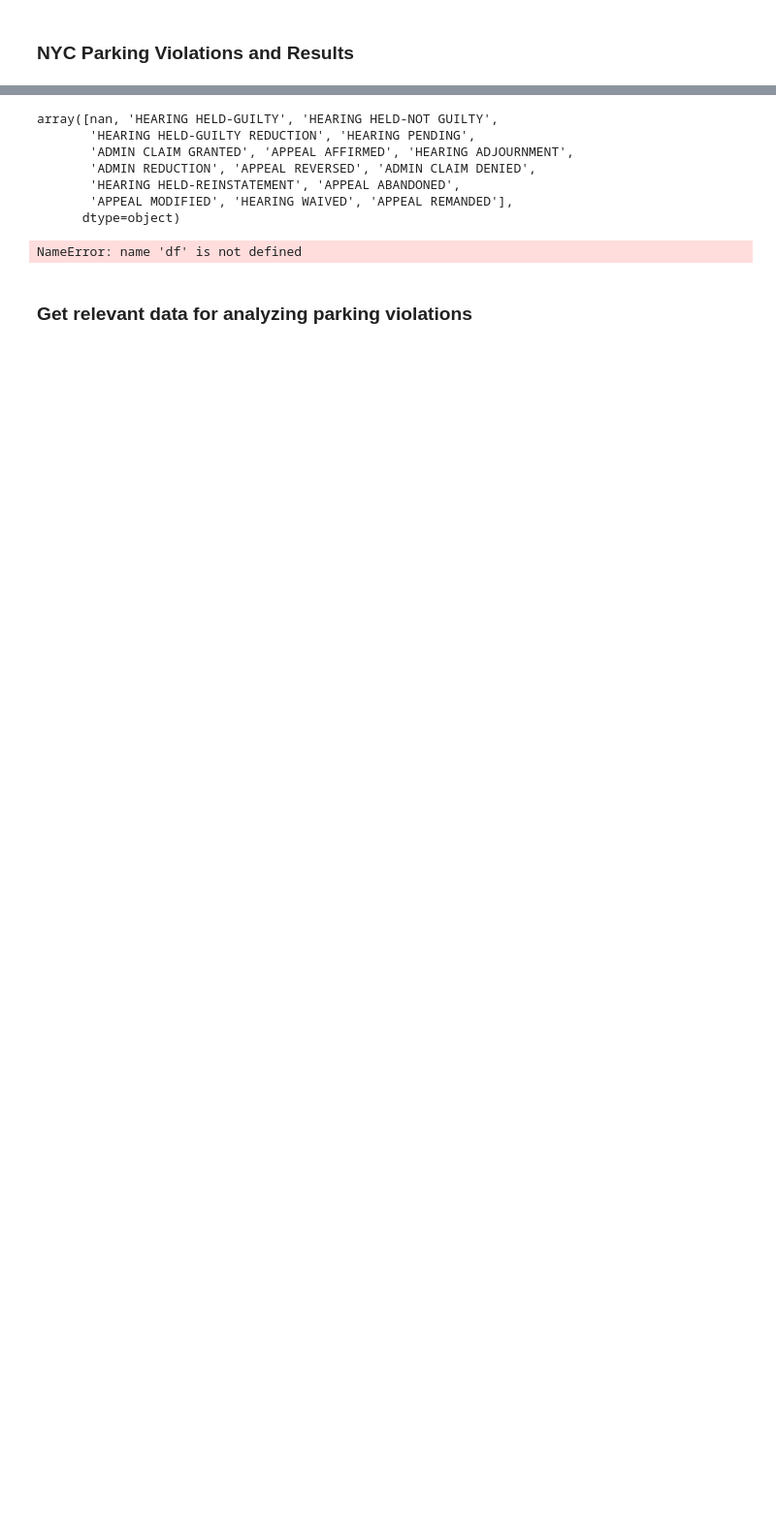
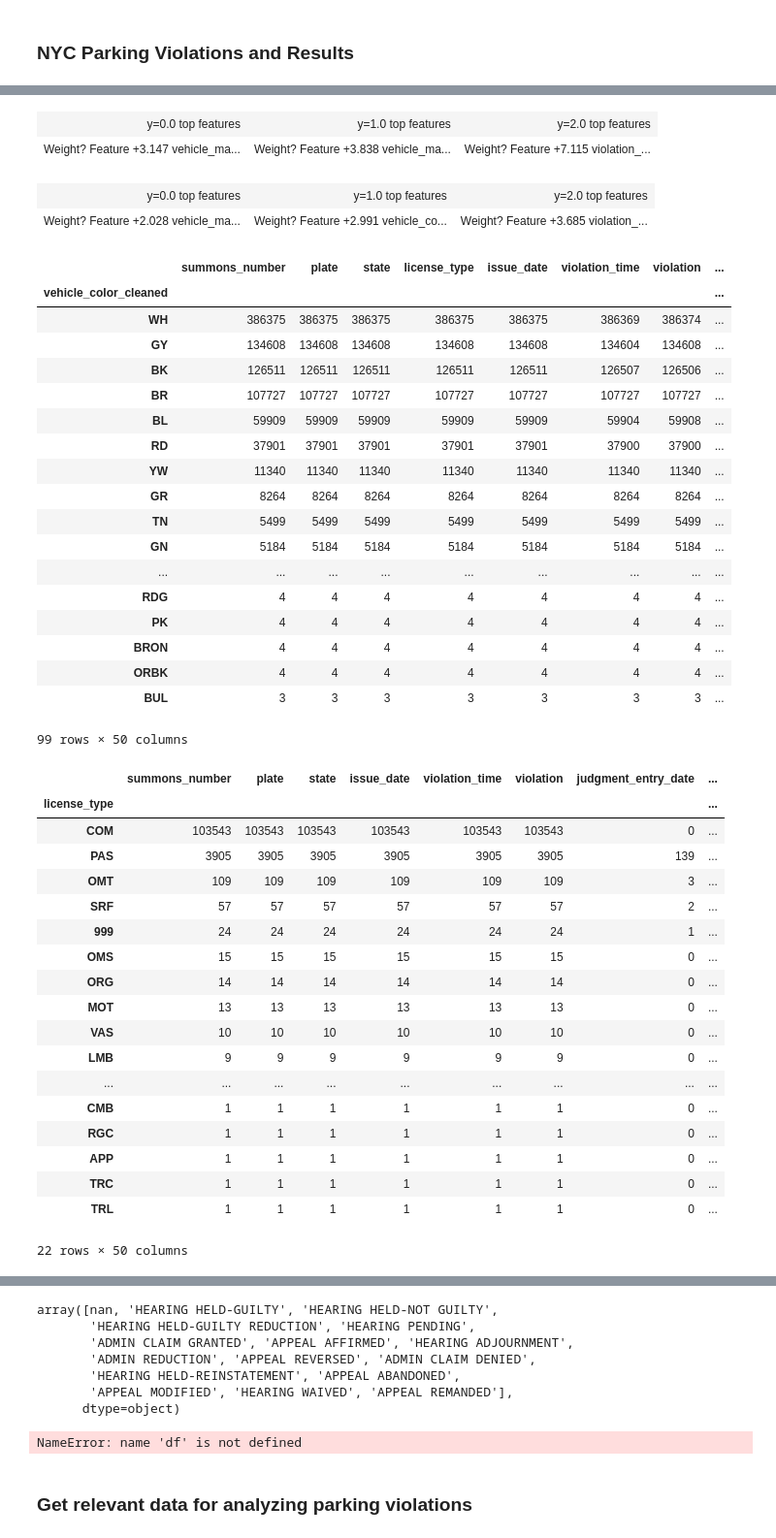
Before and after one commit to bsha6/parking_violations, a Jupyter notebook: project.ipynb, the cells around one changed output, grey strips where cells are left out. Shown at 97% size. Cells and saved outputs as stored; diff of their text form; code cells hidden in the pictures; blank space fills up the shorter version.

```diff
--- a/project.ipynb
+++ b/project.ipynb
@@ -18,0 +1876,53 @@ fp = '/Users/blake/Box/Project/Data/'
+# %%
+eli5.explain_weights(pipe['log_reg'], top=50, feature_names=all_trained_cols, feature_filter=lambda x: x != '<BIAS>')
+# %% [output]
+| y=0.0 top features | y=1.0 top features | y=2.0 top features |
+| Weight? Feature +3.147 vehicle_ma... | Weight? Feature +3.838 vehicle_ma... | Weight? Feature +7.115 violation_... |
+# %%
+eli5.explain_weights(pipe['log_reg'], top=50, feature_names=all_trained_cols, feature_filter=lambda x: x != '<BIAS>')
+# %% [output]
+| y=0.0 top features | y=1.0 top features | y=2.0 top features |
+| Weight? Feature +2.028 vehicle_ma... | Weight? Feature +2.991 vehicle_co... | Weight? Feature +3.685 violation_... |
+# %%
+# Are brown vehicles more likely to be comm?
+display(df.groupby('vehicle_color_cleaned').count().sort_values(by='summons_number', ascending=False).head(99))
+display(df.loc[df['vehicle_color_cleaned'] == 'BR'].groupby('license_type').count().sort_values(by='summons_number', ascending=False).head(99))
+# %% [output]
+|  | summons_number | plate | state | license_type | issue_date | violation_time | violation | ... |
+| vehicle_color_cleaned |  |  |  |  |  |  |  | ... |
+| WH | 386375 | 386375 | 386375 | 386375 | 386375 | 386369 | 386374 | ... |
+| GY | 134608 | 134608 | 134608 | 134608 | 134608 | 134604 | 134608 | ... |
+| BK | 126511 | 126511 | 126511 | 126511 | 126511 | 126507 | 126506 | ... |
+| BR | 107727 | 107727 | 107727 | 107727 | 107727 | 107727 | 107727 | ... |
+| BL | 59909 | 59909 | 59909 | 59909 | 59909 | 59904 | 59908 | ... |
+| RD | 37901 | 37901 | 37901 | 37901 | 37901 | 37900 | 37900 | ... |
+| YW | 11340 | 11340 | 11340 | 11340 | 11340 | 11340 | 11340 | ... |
+| GR | 8264 | 8264 | 8264 | 8264 | 8264 | 8264 | 8264 | ... |
+| TN | 5499 | 5499 | 5499 | 5499 | 5499 | 5499 | 5499 | ... |
+| GN | 5184 | 5184 | 5184 | 5184 | 5184 | 5184 | 5184 | ... |
+| ... | ... | ... | ... | ... | ... | ... | ... | ... |
+| RDG | 4 | 4 | 4 | 4 | 4 | 4 | 4 | ... |
+| PK | 4 | 4 | 4 | 4 | 4 | 4 | 4 | ... |
+| BRON | 4 | 4 | 4 | 4 | 4 | 4 | 4 | ... |
+| ORBK | 4 | 4 | 4 | 4 | 4 | 4 | 4 | ... |
+| BUL | 3 | 3 | 3 | 3 | 3 | 3 | 3 | ... |
+99 rows × 50 columns
+|  | summons_number | plate | state | issue_date | violation_time | violation | judgment_entry_date | ... |
+| license_type |  |  |  |  |  |  |  | ... |
+| COM | 103543 | 103543 | 103543 | 103543 | 103543 | 103543 | 0 | ... |
+| PAS | 3905 | 3905 | 3905 | 3905 | 3905 | 3905 | 139 | ... |
+| OMT | 109 | 109 | 109 | 109 | 109 | 109 | 3 | ... |
+| SRF | 57 | 57 | 57 | 57 | 57 | 57 | 2 | ... |
+| 999 | 24 | 24 | 24 | 24 | 24 | 24 | 1 | ... |
+| OMS | 15 | 15 | 15 | 15 | 15 | 15 | 0 | ... |
+| ORG | 14 | 14 | 14 | 14 | 14 | 14 | 0 | ... |
+| MOT | 13 | 13 | 13 | 13 | 13 | 13 | 0 | ... |
+| VAS | 10 | 10 | 10 | 10 | 10 | 10 | 0 | ... |
+| LMB | 9 | 9 | 9 | 9 | 9 | 9 | 0 | ... |
+| ... | ... | ... | ... | ... | ... | ... | ... | ... |
+| CMB | 1 | 1 | 1 | 1 | 1 | 1 | 0 | ... |
+| RGC | 1 | 1 | 1 | 1 | 1 | 1 | 0 | ... |
+| APP | 1 | 1 | 1 | 1 | 1 | 1 | 0 | ... |
+| TRC | 1 | 1 | 1 | 1 | 1 | 1 | 0 | ... |
+| TRL | 1 | 1 | 1 | 1 | 1 | 1 | 0 | ... |
+22 rows × 50 columns
```
Also changed, not shown: parts of 140 cells of this notebook, 4 other files.
